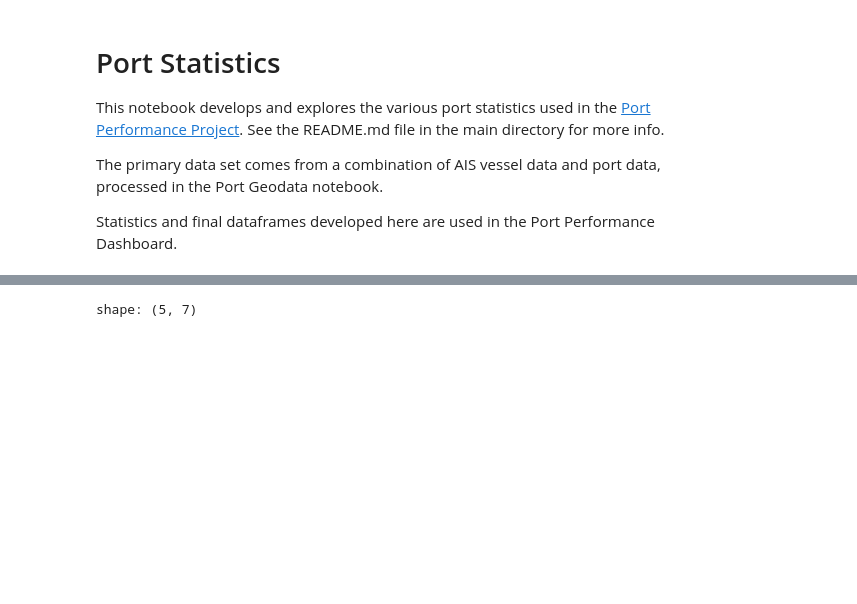
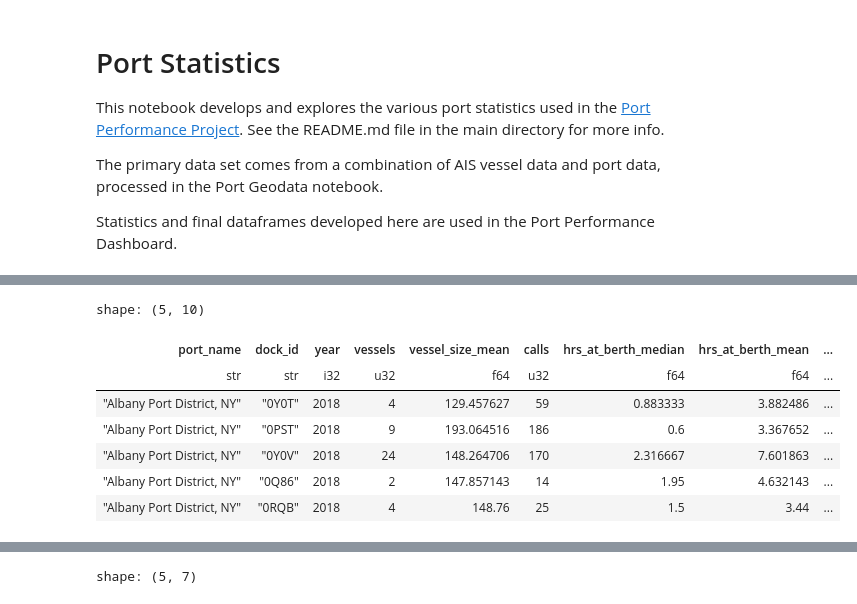
Before and after one commit to epistemetrica/Port-Performance-Project, a Jupyter notebook: port_stats.ipynb, the cells around one changed output, grey strips where cells are left out. Saved outputs shown, nothing was run; the diff lists cells and outputs as text; code cells hidden in the pictures; blank space fills up the shorter version.

```diff
--- a/port_stats.ipynb
+++ b/port_stats.ipynb
@@ -55,45 +200,43 @@ shape: (5, 120)
 # %%
-#create basic monthly port stats dataframe
-port_monththly_df = (
-    lf
-    #create end of status datetime column
+#create annual port stats dataframe
+annual_df = (
+    calls_lf
+    #get year from docking time
     .with_columns(
-        end_time = (pl.col('time') +
-                    pl.duration(minutes=pl.col('status_duration')))
+        #extract year from docking time
+        year = pl.col('docking_time').dt.year()
     )
-    #group by port and month
-    .group_by(['port_name', 'month'])
+    #group by port dock and month
+    .group_by(['port_name', 'dock_id', 'year'])
     .agg(
         #count number of vessels
         vessels = pl.n_unique('mmsi'),
+        #mean vessel size
+        vessel_size_mean = pl.mean('vessel_size'),
         #count number of vessel calls
         calls = pl.n_unique('docking_id'),
         #time at dock stats for each vessel in hours
-        hrs_at_berth_median = (
-            pl.when(pl.col('status')==5)
-            .then(pl.col('status_duration'))
-            .otherwise(pl.lit(None))
-        ).median()/60,
-        hrs_at_berth_mean = (
-            pl.when(pl.col('status')==5)
-            .then(pl.col('status_duration'))
-            .otherwise(pl.lit(None))
-        ).mean()/60,
-        #time at anchor stats for each vessel in hours
-        hrs_at_anchor_median = (
-            pl.when(pl.col('status')==1)
-            .then(pl.col('status_duration'))
-            .otherwise(pl.lit(None))
-        ).median()/60,
-        hrs_at_anchor_mean = (
-            pl.when(pl.col('status')==1)
-            .then(pl.col('status_duration'))
-            .otherwise(pl.lit(None))
-        ).mean()/60
+        hrs_at_berth_median = pl.median('hrs_at_berth')/60,
+        hrs_at_berth_mean = pl.mean('hrs_at_berth')/60,
+        #time at anchor stats for each vessel visit in hours
+        hrs_at_anchor_median = pl.median('hrs_at_anchor')/60,
+        hrs_at_anchor_mean = pl.mean('hrs_at_anchor')/60
     )
     #sort by port then month
-    .sort(['port_name', 'month'])
+    .sort(['port_name', 'year'])
     #collect
     .collect()
 )
+
+#inspect
+annual_df.head()
+# %% [output]
+shape: (5, 10)
+| port_name | dock_id | year | vessels | vessel_size_mean | calls | hrs_at_berth_median | hrs_at_berth_mean | ... |
+| str | str | i32 | u32 | f64 | u32 | f64 | f64 | ... |
+| "Albany Port District, NY" | "0Y0T" | 2018 | 4 | 129.457627 | 59 | 0.883333 | 3.882486 | ... |
+| "Albany Port District, NY" | "0PST" | 2018 | 9 | 193.064516 | 186 | 0.6 | 3.367652 | ... |
+| "Albany Port District, NY" | "0Y0V" | 2018 | 24 | 148.264706 | 170 | 2.316667 | 7.601863 | ... |
+| "Albany Port District, NY" | "0Q86" | 2018 | 2 | 147.857143 | 14 | 1.95 | 4.632143 | ... |
+| "Albany Port District, NY" | "0RQB" | 2018 | 4 | 148.76 | 25 | 1.5 | 3.44 | ... |
 # %%
```
Also changed, not shown: parts of 9 cells of this notebook, 2 other files.
